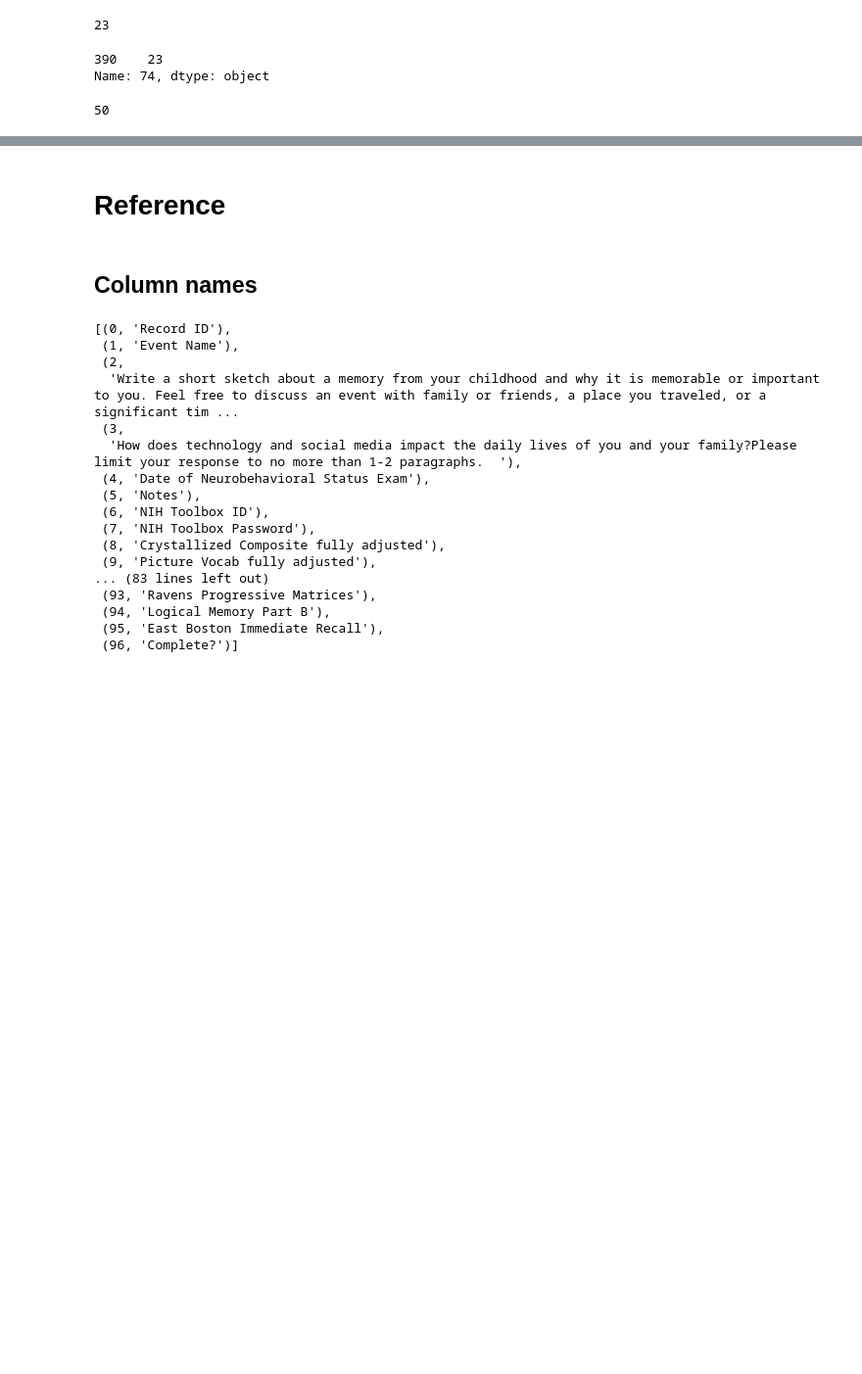
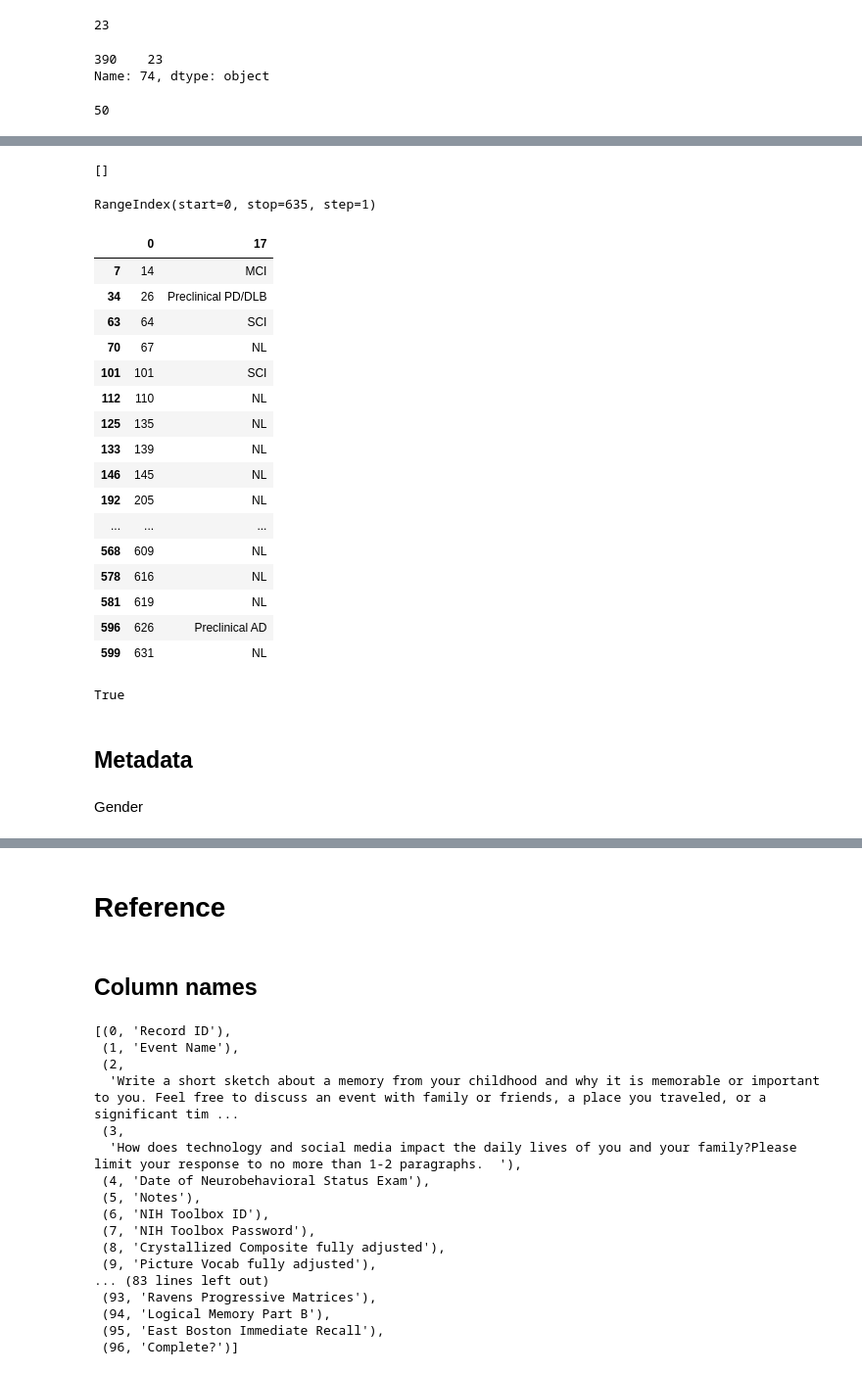
Before and after one commit to trallen91/Trace, a Jupyter notebook: CogScores.ipynb, the cells around one changed output, grey strips where cells are left out. Shown at 98% size. Drawn from its saved outputs; the diff is of its cells as text; code cells hidden in the pictures; blank space fills up the shorter version.

```diff
--- a/CogScores.ipynb
+++ b/CogScores.ipynb
@@ -242,0 +312,38 @@ len(tech_ix)
+# %%
+[no_lance for no_lance in tech_id if no_lance not in lancet_id]
+# %% [output]
+[]
+# %%
+lancet.index
+# %% [output]
+RangeIndex(start=0, stop=635, step=1)
+# %%
+lancet_all_ix = [ix for ix in lancet.index if lancet.loc[ix][0] in tech_id]
+# %%
+lancet_id_ix = lancet.iloc[lancet_all_ix,[0,17]]
+# %%
+lancet_id_ix = lancet_id_ix.dropna()
+# %%
+lancet_id_ix
+# %% [output]
+|  | 0 | 17 |
+| 7 | 14 | MCI |
+| 34 | 26 | Preclinical PD/DLB |
+| 63 | 64 | SCI |
+| 70 | 67 | NL |
+| 101 | 101 | SCI |
+| 112 | 110 | NL |
+| 125 | 135 | NL |
+| 133 | 139 | NL |
+| 146 | 145 | NL |
+| 192 | 205 | NL |
+| ... | ... | ... |
+| 568 | 609 | NL |
+| 578 | 616 | NL |
+| 581 | 619 | NL |
+| 596 | 626 | Preclinical AD |
+| 599 | 631 | NL |
+# %%
+len(lancet_id_ix) == len(ix_id_series)
+# %% [output]
+True
@@ -242,0 +354,4 @@ len(tech_ix)
+# %% [markdown]
+## Metadata
+# %% [markdown]
+Gender
```
Also changed, not shown: parts of 67 cells of this notebook.
